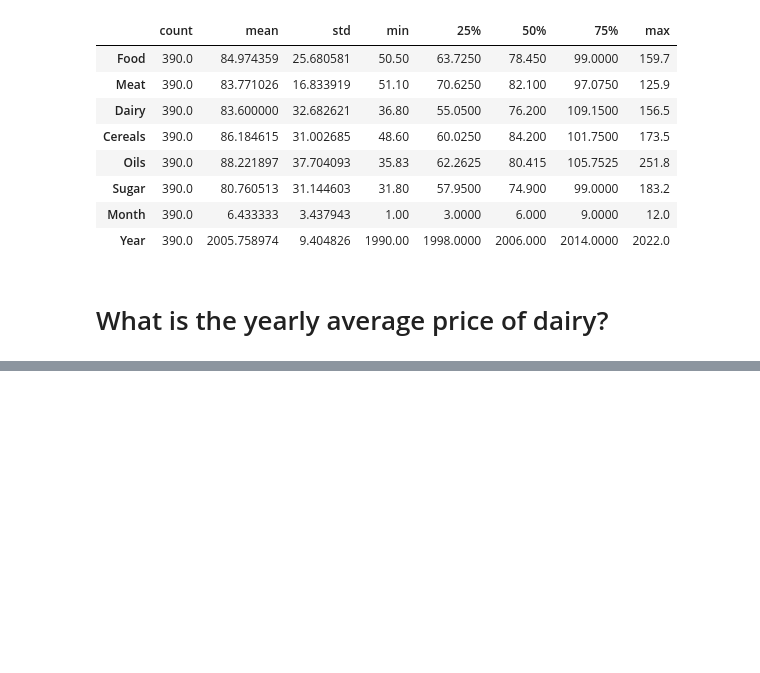
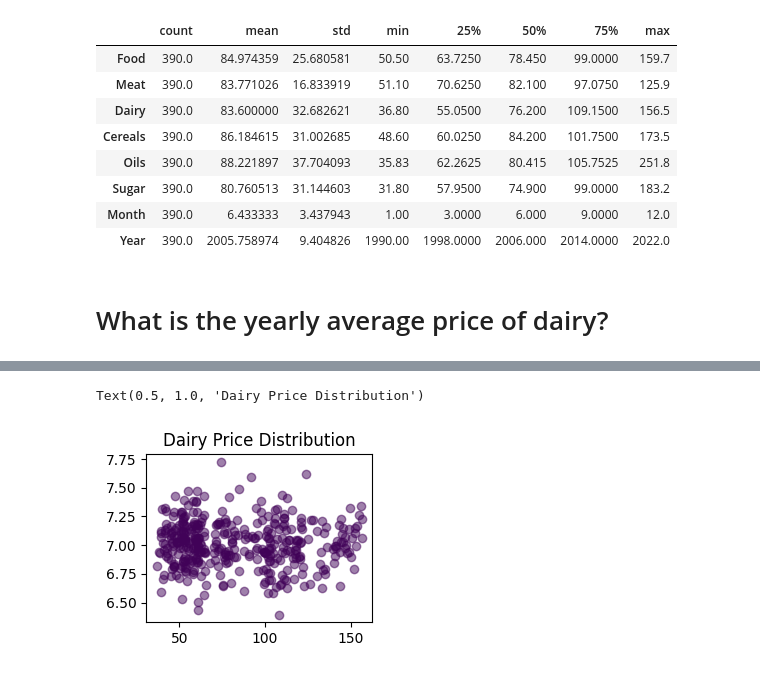
Before and after one commit to VlnaTheDiver/GlobalFoodPrices_DB_Analysis, a Jupyter notebook: analysis.ipynb, the cells around one changed output, grey strips where cells are left out. Drawn from its saved outputs; the diff is of its cells as text; code cells hidden in the pictures; blank space fills up the shorter version.

```diff
--- a/analysis.ipynb
+++ b/analysis.ipynb
@@ -56,0 +53,7 @@ NameError: name 'plt' is not defined
+# %%
+plt.subplot(2, 2, 2)
+plt.scatter(df['Dairy'], np.random.normal(7, 0.2, size=df.shape[0]), alpha=0.5 ,color='#410258')
+plt.title("Dairy Price Distribution")
+# %% [output]
+Text(0.5, 1.0, 'Dairy Price Distribution')
+[figure, added]
```
Also changed, not shown: parts of 2 cells of this notebook.
